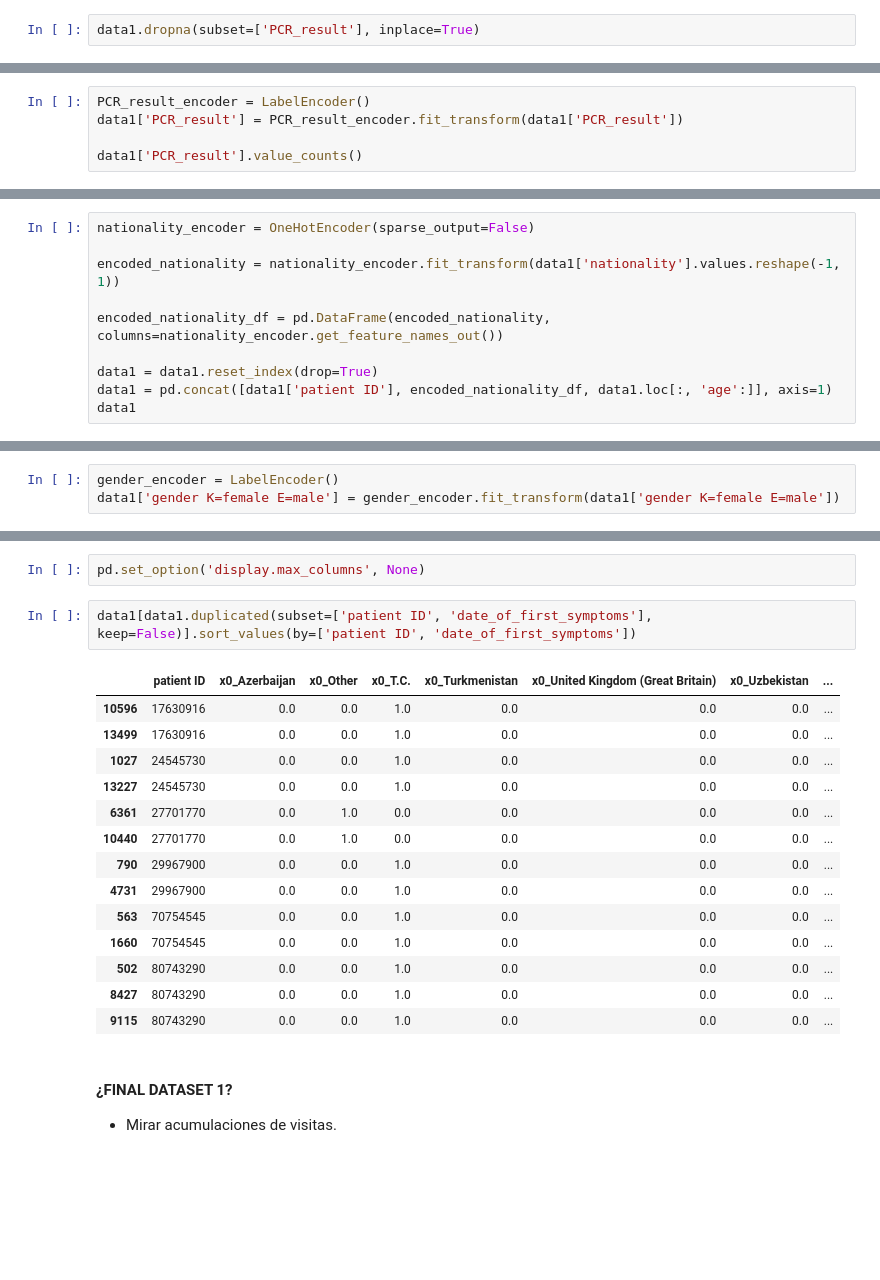
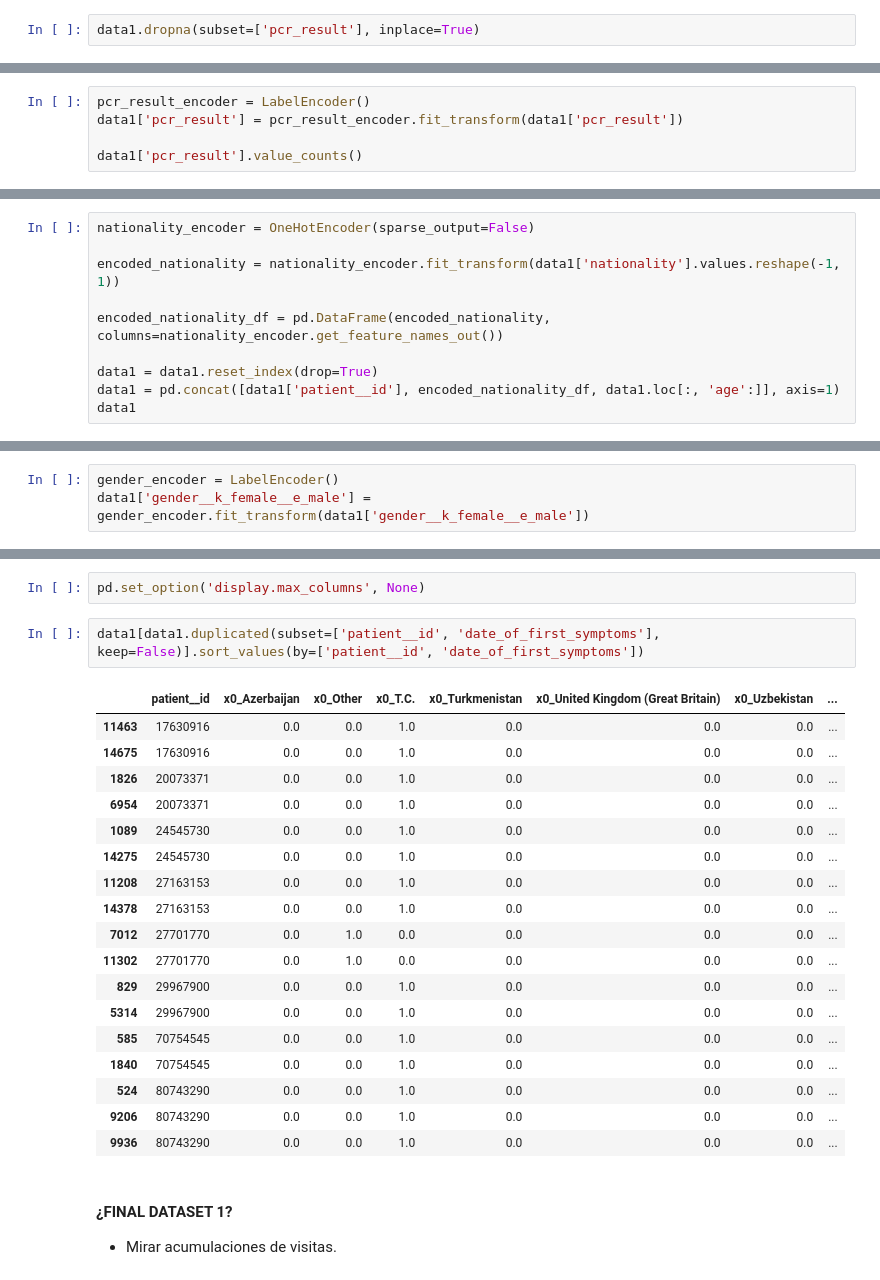
Before and after one commit to javipzv/hospital-data-analysis-and-prediction, a Jupyter notebook: preprocessing.ipynb, the cells around one changed output, grey strips where cells are left out. Cells and saved outputs as stored; diff of their text form; blank space fills up the shorter version.

```diff
--- a/preprocessing.ipynb
+++ b/preprocessing.ipynb
@@ -292,14 +324,14 @@ Empezaremos por la variable que queremos predecir. Debemos transformarla a datos
 # %% [markdown]
 Por tanto, empezamos eliminando los datos nulos.
 # %%
-data1.dropna(subset=['PCR_result'], inplace=True)
+data1.dropna(subset=['pcr_result'], inplace=True)
 # %% [markdown]
 Ahora podemos transformar la columna.
 # %%
 from sklearn.preprocessing import LabelEncoder, OneHotEncoder
 # %%
-PCR_result_encoder = LabelEncoder()
-data1['PCR_result'] = PCR_result_encoder.fit_transform(data1['PCR_result'])
+pcr_result_encoder = LabelEncoder()
+data1['pcr_result'] = pcr_result_encoder.fit_transform(data1['pcr_result'])
 
-data1['PCR_result'].value_counts()
+data1['pcr_result'].value_counts()
 # %% [output]
@@ -362,6 +395,6 @@ encoded_nationality = nationality_encoder.fit_transform(data1['nationality'].val
 encoded_nationality_df = pd.DataFrame(encoded_nationality, columns=nationality_encoder.get_feature_names_out())
 
 data1 = data1.reset_index(drop=True)
-data1 = pd.concat([data1['patient ID'], encoded_nationality_df, data1.loc[:, 'age':]], axis=1)
+data1 = pd.concat([data1['patient__id'], encoded_nationality_df, data1.loc[:, 'age':]], axis=1)
 data1
 # %% [output]
@@ -393,7 +426,7 @@ Name: count, dtype: int64
 Además, se informa en el propio header del significado de cada uno. Con un simple labelEncoder lo transformamos a columna numérica.
 # %%
 gender_encoder = LabelEncoder()
-data1['gender K=female E=male'] = gender_encoder.fit_transform(data1['gender K=female E=male'])
+data1['gender__k_female__e_male'] = gender_encoder.fit_transform(data1['gender__k_female__e_male'])
 # %%
 data1
 # %% [output]
@@ -672,22 +705,26 @@ Name: date_of_first_symptoms, Length: 10326, dtype: int64
 # %%
 pd.set_option('display.max_columns', None)
 # %%
-data1[data1.duplicated(subset=['patient ID', 'date_of_first_symptoms'], keep=False)].sort_values(by=['patient ID', 'date_of_first_symptoms'])
+data1[data1.duplicated(subset=['patient__id', 'date_of_first_symptoms'], keep=False)].sort_values(by=['patient__id', 'date_of_first_symptoms'])
 # %% [output]
-|  | patient ID | x0_Azerbaijan | x0_Other | x0_T.C. | x0_Turkmenistan | x0_United Kingdom (Great Britain) | x0_Uzbekistan | ... |
-| 10596 | 17630916 | 0.0 | 0.0 | 1.0 | 0.0 | 0.0 | 0.0 | ... |
-| 13499 | 17630916 | 0.0 | 0.0 | 1.0 | 0.0 | 0.0 | 0.0 | ... |
-| 1027 | 24545730 | 0.0 | 0.0 | 1.0 | 0.0 | 0.0 | 0.0 | ... |
-| 13227 | 24545730 | 0.0 | 0.0 | 1.0 | 0.0 | 0.0 | 0.0 | ... |
-| 6361 | 27701770 | 0.0 | 1.0 | 0.0 | 0.0 | 0.0 | 0.0 | ... |
-| 10440 | 27701770 | 0.0 | 1.0 | 0.0 | 0.0 | 0.0 | 0.0 | ... |
-| 790 | 29967900 | 0.0 | 0.0 | 1.0 | 0.0 | 0.0 | 0.0 | ... |
-| 4731 | 29967900 | 0.0 | 0.0 | 1.0 | 0.0 | 0.0 | 0.0 | ... |
-| 563 | 70754545 | 0.0 | 0.0 | 1.0 | 0.0 | 0.0 | 0.0 | ... |
-| 1660 | 70754545 | 0.0 | 0.0 | 1.0 | 0.0 | 0.0 | 0.0 | ... |
-| 502 | 80743290 | 0.0 | 0.0 | 1.0 | 0.0 | 0.0 | 0.0 | ... |
-| 8427 | 80743290 | 0.0 | 0.0 | 1.0 | 0.0 | 0.0 | 0.0 | ... |
-| 9115 | 80743290 | 0.0 | 0.0 | 1.0 | 0.0 | 0.0 | 0.0 | ... |
+|  | patient__id | x0_Azerbaijan | x0_Other | x0_T.C. | x0_Turkmenistan | x0_United Kingdom (Great Britain) | x0_Uzbekistan | ... |
+| 11463 | 17630916 | 0.0 | 0.0 | 1.0 | 0.0 | 0.0 | 0.0 | ... |
+| 14675 | 17630916 | 0.0 | 0.0 | 1.0 | 0.0 | 0.0 | 0.0 | ... |
+| 1826 | 20073371 | 0.0 | 0.0 | 1.0 | 0.0 | 0.0 | 0.0 | ... |
+| 6954 | 20073371 | 0.0 | 0.0 | 1.0 | 0.0 | 0.0 | 0.0 | ... |
+| 1089 | 24545730 | 0.0 | 0.0 | 1.0 | 0.0 | 0.0 | 0.0 | ... |
+| 14275 | 24545730 | 0.0 | 0.0 | 1.0 | 0.0 | 0.0 | 0.0 | ... |
+| 11208 | 27163153 | 0.0 | 0.0 | 1.0 | 0.0 | 0.0 | 0.0 | ... |
+| 14378 | 27163153 | 0.0 | 0.0 | 1.0 | 0.0 | 0.0 | 0.0 | ... |
+| 7012 | 27701770 | 0.0 | 1.0 | 0.0 | 0.0 | 0.0 | 0.0 | ... |
+| 11302 | 27701770 | 0.0 | 1.0 | 0.0 | 0.0 | 0.0 | 0.0 | ... |
+| 829 | 29967900 | 0.0 | 0.0 | 1.0 | 0.0 | 0.0 | 0.0 | ... |
+| 5314 | 29967900 | 0.0 | 0.0 | 1.0 | 0.0 | 0.0 | 0.0 | ... |
+| 585 | 70754545 | 0.0 | 0.0 | 1.0 | 0.0 | 0.0 | 0.0 | ... |
+| 1840 | 70754545 | 0.0 | 0.0 | 1.0 | 0.0 | 0.0 | 0.0 | ... |
+| 524 | 80743290 | 0.0 | 0.0 | 1.0 | 0.0 | 0.0 | 0.0 | ... |
+| 9206 | 80743290 | 0.0 | 0.0 | 1.0 | 0.0 | 0.0 | 0.0 | ... |
+| 9936 | 80743290 | 0.0 | 0.0 | 1.0 | 0.0 | 0.0 | 0.0 | ... |
 # %% [markdown]
 #### ¿FINAL DATASET 1?
 
```
Also changed, not shown: parts of 52 cells of this notebook, 5 other files.
